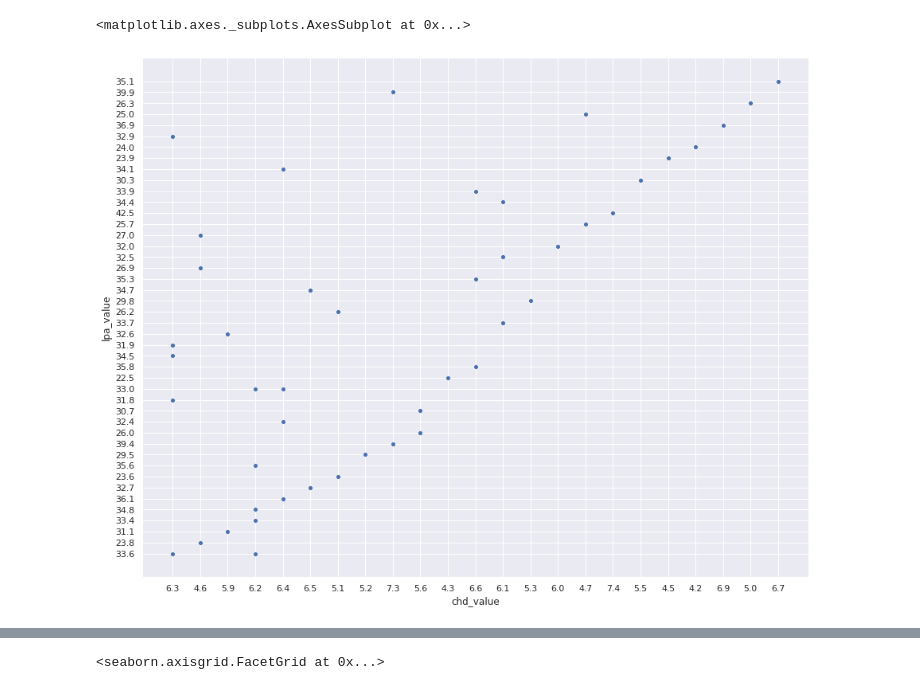
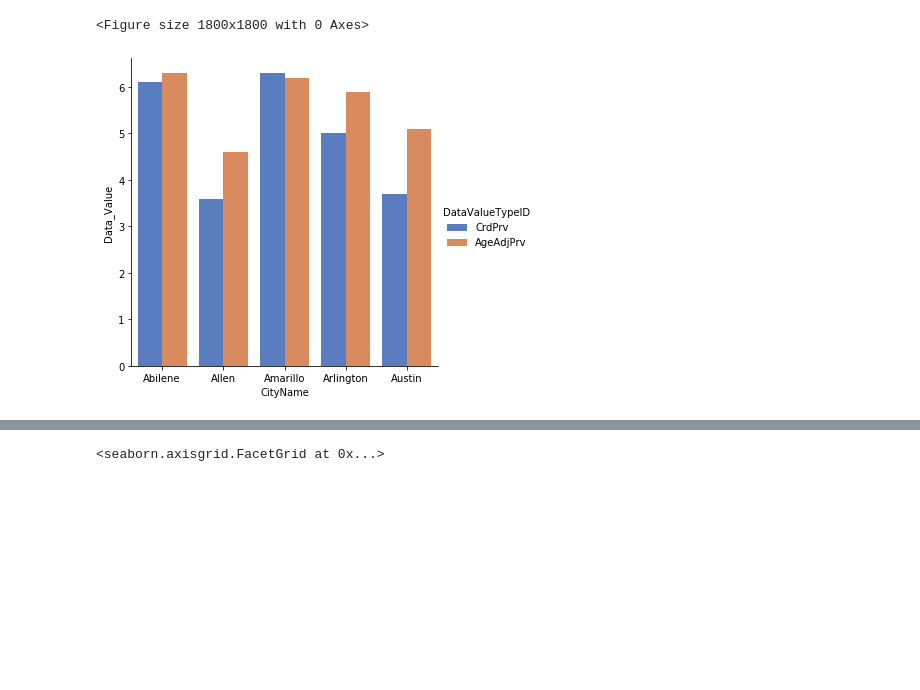
Before and after one commit to HuyPhung268/foxience-bootcamp, a Jupyter notebook: problem-set/problem1.draft.ipynb, the cells around one changed output, grey strips where cells are left out. Saved outputs shown, nothing was run; the diff lists cells and outputs as text; code cells hidden in the pictures; blank space fills up the shorter version.

```diff
--- a/problem-set/problem1.draft.ipynb
+++ b/problem-set/problem1.draft.ipynb
@@ -56,7 +22,24 @@ lpa_chd = pd.DataFrame(res, columns=['chd_value', 'lpa_value', 'city_name'])
-# %%
-sns.set(style="darkgrid")
-plt.figure(figsize=(15,12))
-sns.scatterplot(x='chd_value', y='lpa_value', data=lpa_chd)
-# %% [output]
-<matplotlib.axes._subplots.AxesSubplot at 0x...>
-[figure, removed]
+# %%
+query = db.text(
+"""
+select
+StateAbbr, StateDesc,
+CityName,
+Data_Value,
+Data_Value_Unit,
+DataValueTypeID
+from health_us_2019
+where MeasureId = 'CHD'
+and GeographicLevel = 'City'
+and StateAbbr = 'TX'
+order by CityName asc
+limit 10
+""")
+res = conn.execute(query)
+chd = pd.DataFrame(res, columns=['StateAbbr', 'StateDesc', 'CityName', 'Data_Value', 'Data_Value_Unit', 'DataValueTypeID'])
+chd['Data_Value'] =  chd['Data_Value'].apply(pd.to_numeric)
+plt.figure(figsize=(25,25))
+g = sns.catplot(x="CityName", y="Data_Value", hue="DataValueTypeID", data=chd, kind="bar", palette="muted")
+# %% [output]
+<Figure size 1800x1800 with 0 Axes>
+[figure, added]
```
Also changed, not shown: parts of 2 cells of this notebook, 2 other files.
